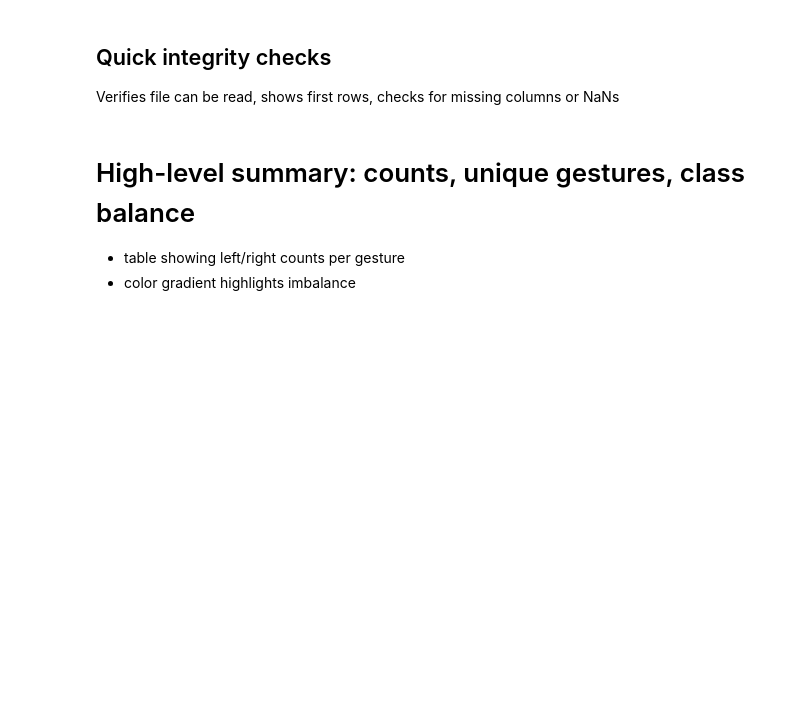
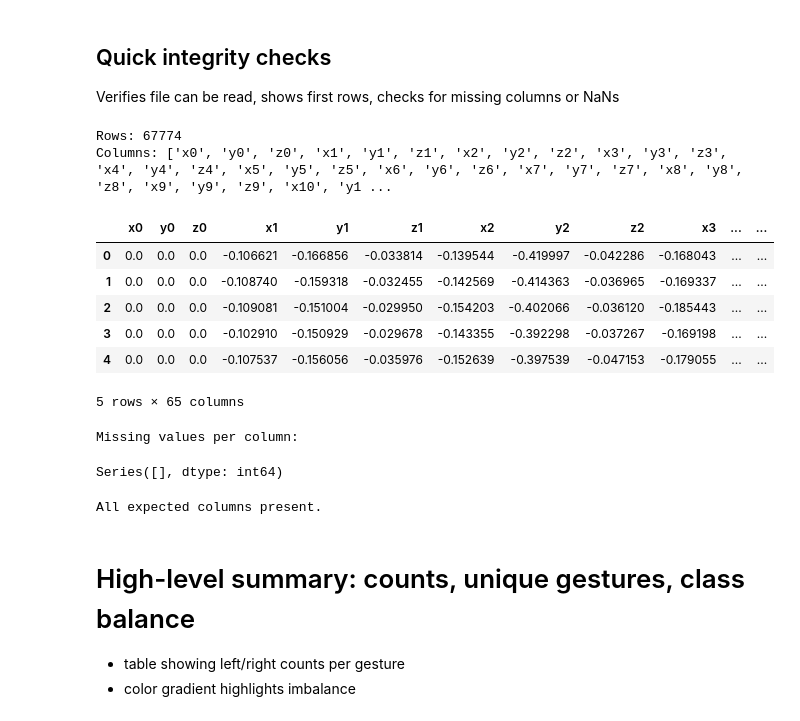
Before and after one commit to fleeshka/Hand-Gesture-Recognition, a Jupyter notebook: notebooks/prepare_data_training.ipynb, the cells around one changed output. Saved outputs shown, nothing was run; the diff lists cells and outputs as text; code cells hidden in the pictures; blank space fills up the shorter version.

```diff
--- a/notebooks/prepare_data_training.ipynb
+++ b/notebooks/prepare_data_training.ipynb
@@ -57,23 +49,39 @@ print(f"Final file was saved to {output_file}. Size: {combined_df.shape}")
 ## Quick integrity checks
 Verifies file can be read, shows first rows, checks for missing columns or NaNs
 # %%
+output_file = "../data/processed/data.csv"
+df = pd.read_csv(output_file)
+
 # Quick info
-print("Rows:", len(combined_df))
-print("Columns:", combined_df.columns.tolist())
-display(combined_df.head())
+print("Rows:", len(df))
+print("Columns:", df.columns.tolist())
+display(df.head())
 
 # Basic checks
-missing_per_col = combined_df.isna().sum()
+missing_per_col = df.isna().sum()
 print("\nMissing values per column:")
 display(missing_per_col[missing_per_col > 0])
 
 # Ensure expected columns (21 landmarks * 3 + 2)
 expected_cols = [f"{axis}{i}" for i in range(21) for axis in ("x","y","z")] + ["gesture","is_right_hand"]
 missing_expected = [c for c in expected_cols if c not in df.columns]
 if missing_expected:
     print("WARNING: missing expected columns:", missing_expected)
 else:
     print("All expected columns present.")
+# %% [output]
+Rows: 67774
+Columns: ['x0', 'y0', 'z0', 'x1', 'y1', 'z1', 'x2', 'y2', 'z2', 'x3', 'y3', 'z3', 'x4', 'y4', 'z4', 'x5', 'y5', 'z5', 'x6', 'y6', 'z6', 'x7', 'y7', 'z7', 'x8', 'y8', 'z8', 'x9', 'y9', 'z9', 'x10', 'y1 ...
+|  | x0 | y0 | z0 | x1 | y1 | z1 | x2 | y2 | z2 | x3 | ... | ... |
+| 0 | 0.0 | 0.0 | 0.0 | -0.106621 | -0.166856 | -0.033814 | -0.139544 | -0.419997 | -0.042286 | -0.168043 | ... | ... |
+| 1 | 0.0 | 0.0 | 0.0 | -0.108740 | -0.159318 | -0.032455 | -0.142569 | -0.414363 | -0.036965 | -0.169337 | ... | ... |
+| 2 | 0.0 | 0.0 | 0.0 | -0.109081 | -0.151004 | -0.029950 | -0.154203 | -0.402066 | -0.036120 | -0.185443 | ... | ... |
+| 3 | 0.0 | 0.0 | 0.0 | -0.102910 | -0.150929 | -0.029678 | -0.143355 | -0.392298 | -0.037267 | -0.169198 | ... | ... |
+| 4 | 0.0 | 0.0 | 0.0 | -0.107537 | -0.156056 | -0.035976 | -0.152639 | -0.397539 | -0.047153 | -0.179055 | ... | ... |
+5 rows × 65 columns
+Missing values per column:
+Series([], dtype: int64)
+All expected columns present.
 # %% [markdown]
 # High-level summary: counts, unique gestures, class balance
 - table showing left/right counts per gesture
```
Also changed, not shown: parts of 5 cells of this notebook, 1 other file.
